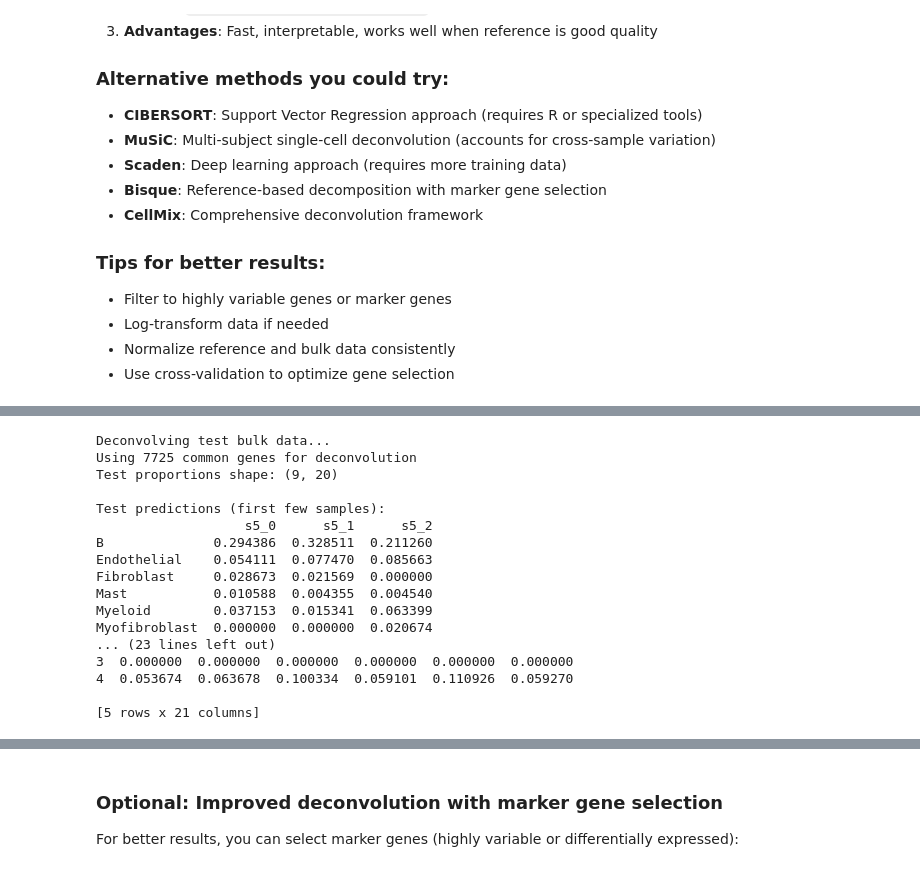
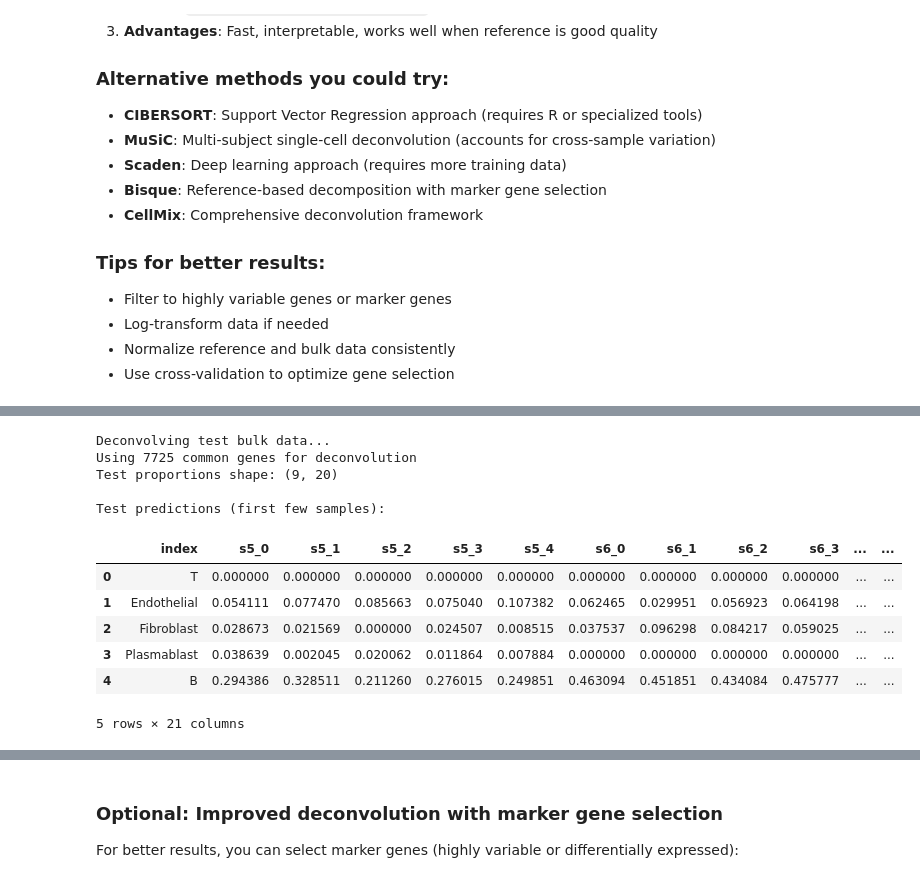
Before and after one commit to EdoardoNegri/Genomics_2, a Jupyter notebook: main.ipynb, the cells around one changed output, grey strips where cells are left out. Saved outputs shown, nothing was run; the diff lists cells and outputs as text; code cells hidden in the pictures.

Commit message:
Create submission files for deconv.

```diff
--- a/main.ipynb
+++ b/main.ipynb
@@ -300,34 +302,21 @@ Per-cell-type MAE:
 # %%
 # Deconvolve test bulk data
 print("Deconvolving test bulk data...")
 test_props_pred = deconvolve_nnls(test_bulk, reference)
 print(f"Test proportions shape: {test_props_pred.shape}")
+test_props_pred = test_props_pred.reset_index()
 print("\nTest predictions (first few samples):")
-print(test_props_pred.iloc[:, :3])
-
-# Prepare for submission format
-# The expected format has cell types as rows with an 'index' column
-pred_props = test_props_pred.copy()
-pred_props.insert(0, 'index', pred_props.index)
-pred_props = pred_props.reset_index(drop=True)
-
-print("\nFinal pred_props format:")
-print(pred_props.head())
+test_props_pred.iloc[:, :].head()
 # %% [output]
 Deconvolving test bulk data...
 Using 7725 common genes for deconvolution
 Test proportions shape: (9, 20)
 
 Test predictions (first few samples):
-                   s5_0      s5_1      s5_2
-B              0.294386  0.328511  0.211260
-Endothelial    0.054111  0.077470  0.085663
-Fibroblast     0.028673  0.021569  0.000000
-Mast           0.010588  0.004355  0.004540
-Myeloid        0.037153  0.015341  0.063399
-Myofibroblast  0.000000  0.000000  0.020674
-... (23 lines left out)
-3  0.000000  0.000000  0.000000  0.000000  0.000000  0.000000
-4  0.053674  0.063678  0.100334  0.059101  0.110926  0.059270
-
-[5 rows x 21 columns]
+|  | index | s5_0 | s5_1 | s5_2 | s5_3 | s5_4 | s6_0 | s6_1 | s6_2 | s6_3 | ... | ... |
+| 0 | T | 0.000000 | 0.000000 | 0.000000 | 0.000000 | 0.000000 | 0.000000 | 0.000000 | 0.000000 | 0.000000 | ... | ... |
+| 1 | Endothelial | 0.054111 | 0.077470 | 0.085663 | 0.075040 | 0.107382 | 0.062465 | 0.029951 | 0.056923 | 0.064198 | ... | ... |
+| 2 | Fibroblast | 0.028673 | 0.021569 | 0.000000 | 0.024507 | 0.008515 | 0.037537 | 0.096298 | 0.084217 | 0.059025 | ... | ... |
+| 3 | Plasmablast | 0.038639 | 0.002045 | 0.020062 | 0.011864 | 0.007884 | 0.000000 | 0.000000 | 0.000000 | 0.000000 | ... | ... |
+| 4 | B | 0.294386 | 0.328511 | 0.211260 | 0.276015 | 0.249851 | 0.463094 | 0.451851 | 0.434084 | 0.475777 | ... | ... |
+5 rows × 21 columns
```
Also changed, not shown: parts of 9 cells of this notebook, 3 other files.
